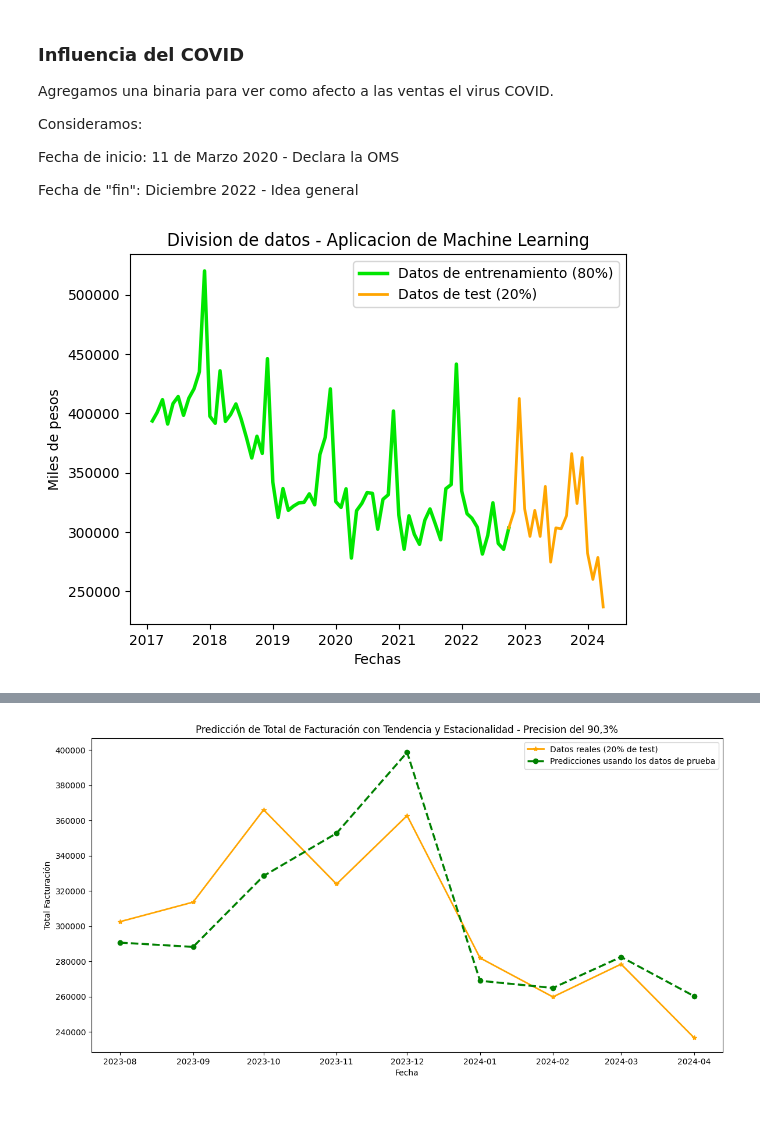
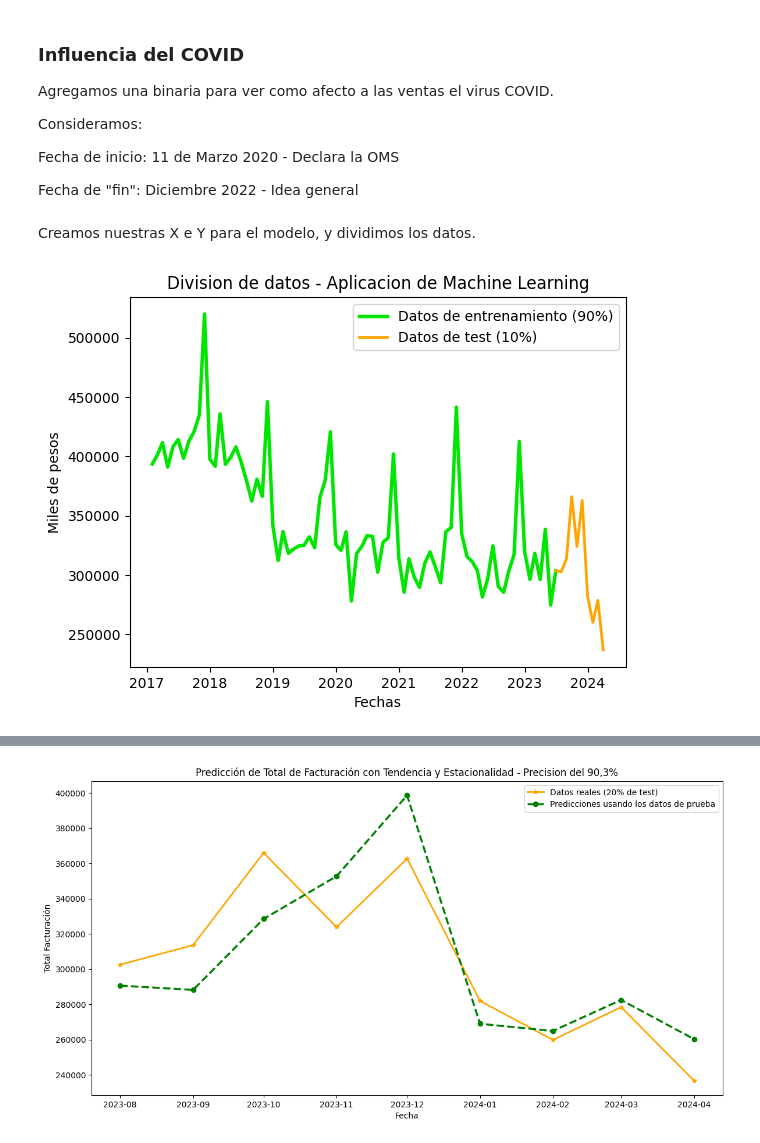
Before and after one commit to gastonbenitez2001/diplomatura_unne, a Jupyter notebook: trabajo_diplo/prueba_corrientes.ipynb, the cells around one changed output, grey strips where cells are left out. Drawn from its saved outputs; the diff is of its cells as text; code cells hidden in the pictures; blank space fills up the shorter version.

```diff
--- a/trabajo_diplo/prueba_corrientes.ipynb
+++ b/trabajo_diplo/prueba_corrientes.ipynb
@@ -32,4 +33,6 @@ df
 | 2024-03-01 | 5 | 18 | 278499.605630 | 40508.564606 | 64335.807035 | 10739.438047 | 22244.751275 | 31853.385039 | ... |
 | 2024-04-01 | 5 | 18 | 236734.573009 | 30501.956960 | 55401.993836 | 10137.874875 | 18997.233903 | 30646.311485 | ... |
 88 rows × 14 columns
+# %%
+columna_objetivo = 'total_facturacion'
 # %%
@@ -158,2 +139,0 @@ Probando con medias moviles
-# %%
-df['mv_6'] = df['total_facturacion'].rolling(6).mean()
@@ -244,7 +217,7 @@ plt.show()
 # %% [markdown]
 <h3> Inclusion de resagos (lags) </h3>
 # %%
-df['ventas_lag'] = df['total_facturacion'].shift(1)
+df['ventas_lag'] = df[columna_objetivo].shift(1)
 # %%
 X = df.dropna(subset=['ventas_lag'])[['ventas_lag','tendencia','mes_2','mes_3','mes_4','mes_5','mes_6','mes_7','mes_8','mes_9','mes_10','mes_11','mes_12']]
 X = sm.add_constant(X)
@@ -303,27 +276,28 @@ plt.show()
 <p> Fecha de "fin": Diciembre 2022 - Idea general</p>
 # %%
 df['covid'] = ((df.index >= datetime(2020,3,11)) & (df.index <= datetime(2022,12,30))).astype(int)
+# %% [markdown]
+Creamos nuestras X e Y para el modelo, y dividimos los datos.
 # %%
 X = df.dropna(subset=['ventas_lag'])[['covid','ventas_lag','tendencia','mes_2','mes_3','mes_4','mes_5','mes_6','mes_7','mes_8','mes_9','mes_10','mes_11','mes_12']]
-y = df.dropna(subset=['ventas_lag'])['total_facturacion']
+y = df.dropna(subset=['ventas_lag'])[columna_objetivo]
 X = sm.add_constant(X)
 
 X_train, X_test, y_train, y_test = train_test_split(X, y, test_size=0.1, shuffle=False)
 # %%
 #Sacamos largo para determinar el 90 de los datos
 largo = len(y)
-porcentage_80 = int(largo*0.8)
-grosor = 2.5
+porcentage_90 = int(largo*0.9)
 
 plt.title("Division de datos - Aplicacion de Machine Learning")
-plt.plot(y[:porcentage_80], label = "Datos de entrenamiento (80%)",color = (0.0, 0.9, 0.0),linewidth = grosor)
-plt.plot(y[porcentage_80 -1:],label = "Datos de test (20%)",color = "orange",linewidth = 2.0)
+plt.plot(y[:porcentage_90], label = "Datos de entrenamiento (90%)",color = (0.0, 0.9, 0.0),linewidth = 2.5)
+plt.plot(y[porcentage_90 -1:],label = "Datos de test (10%)",color = "orange",linewidth = 2.0)
 plt.xlabel('Fechas')
 plt.ylabel('Miles de pesos')
 plt.legend()
 plt.show()
 # %% [output]
-[figure, old version]
+[figure, new version]
 # %%
 
 reg_tend_estac_lag = sm.OLS(y_train,X_train).fit()
```
Also changed, not shown: parts of 20 cells of this notebook, 4 other files.
